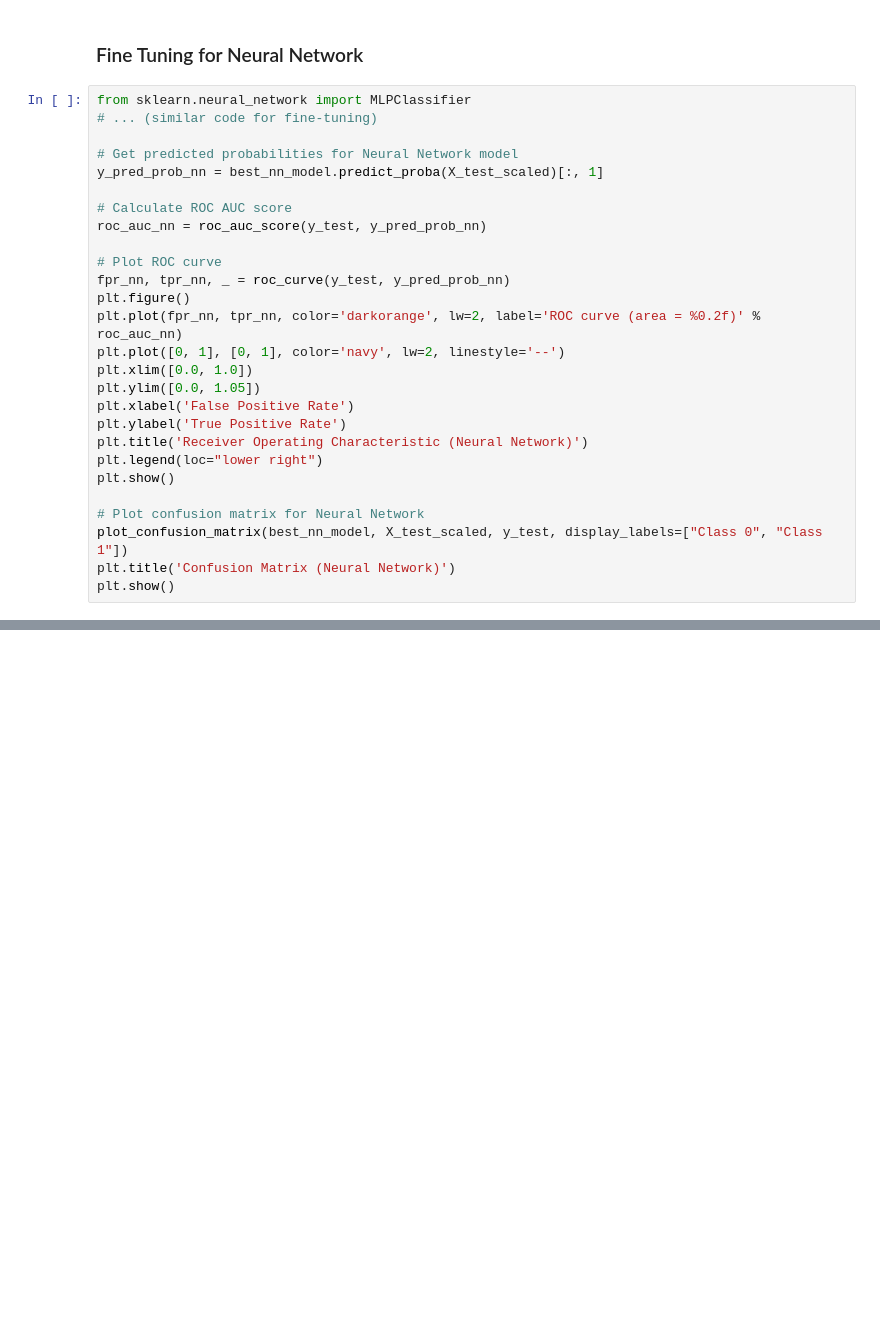
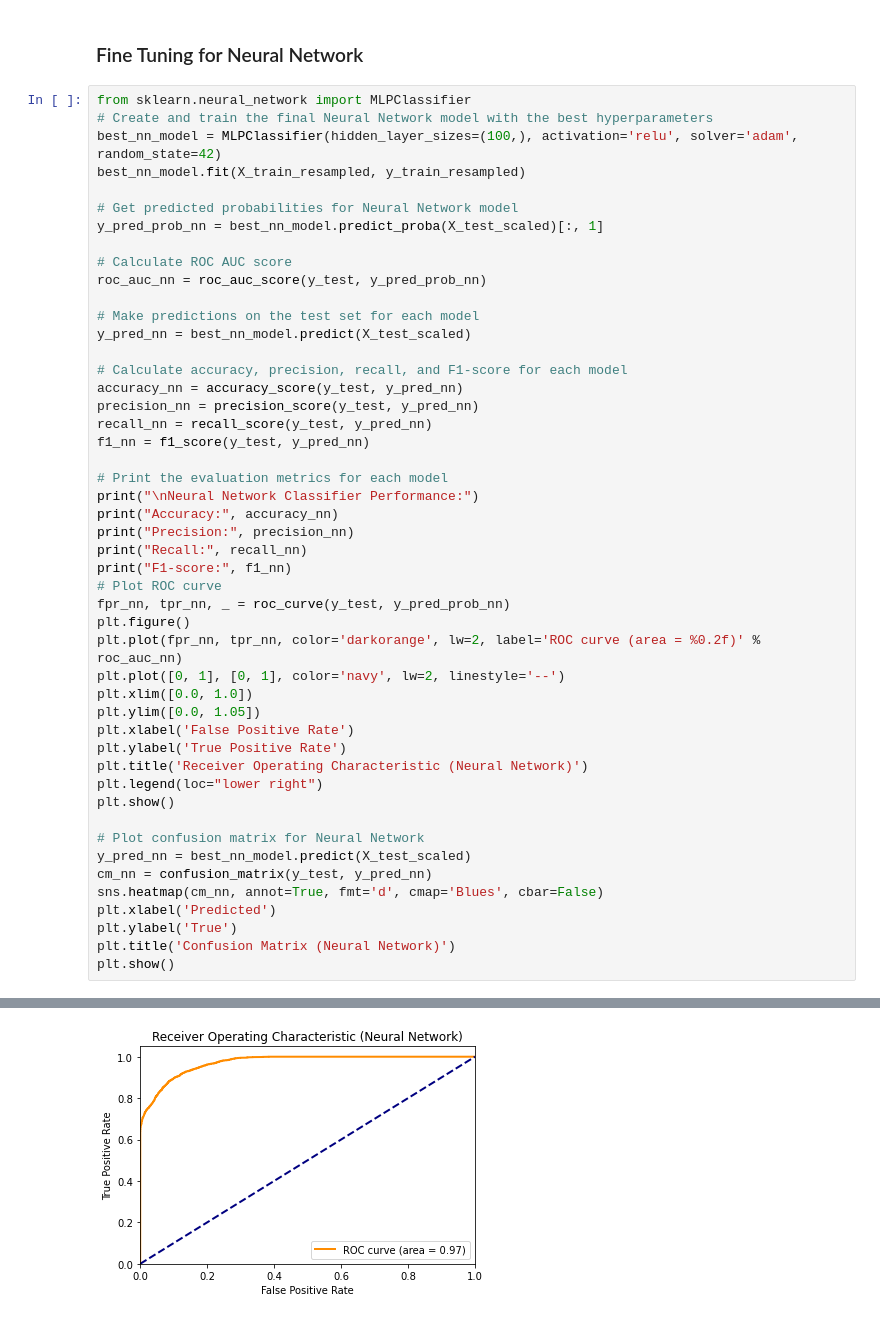
Before and after one commit to Edna722/Africantech-Hackathon, a Jupyter notebook: Diabetes Notebook 1.ipynb, the cells around one changed output, grey strips where cells are left out. Drawn from its saved outputs; the diff is of its cells as text; blank space fills up the shorter version.

```diff
--- a/Diabetes Notebook 1.ipynb
+++ b/Diabetes Notebook 1.ipynb
@@ -1095,7 +1094,9 @@ F1-score: 0.6346541302887845
 ### Fine Tuning for Neural Network
 # %%
 from sklearn.neural_network import MLPClassifier
-# ... (similar code for fine-tuning)
+# Create and train the final Neural Network model with the best hyperparameters
+best_nn_model = MLPClassifier(hidden_layer_sizes=(100,), activation='relu', solver='adam', random_state=42)
+best_nn_model.fit(X_train_resampled, y_train_resampled)
 
 # Get predicted probabilities for Neural Network model
 y_pred_prob_nn = best_nn_model.predict_proba(X_test_scaled)[:, 1]
@@ -1103,6 +1104,21 @@ y_pred_prob_nn = best_nn_model.predict_proba(X_test_scaled)[:, 1]
 # Calculate ROC AUC score
 roc_auc_nn = roc_auc_score(y_test, y_pred_prob_nn)
 
+# Make predictions on the test set for each model
+y_pred_nn = best_nn_model.predict(X_test_scaled)
+
+# Calculate accuracy, precision, recall, and F1-score for each model
+accuracy_nn = accuracy_score(y_test, y_pred_nn)
+precision_nn = precision_score(y_test, y_pred_nn)
+recall_nn = recall_score(y_test, y_pred_nn)
+f1_nn = f1_score(y_test, y_pred_nn)
+
+# Print the evaluation metrics for each model
+print("\nNeural Network Classifier Performance:")
+print("Accuracy:", accuracy_nn)
+print("Precision:", precision_nn)
+print("Recall:", recall_nn)
+print("F1-score:", f1_nn)
 # Plot ROC curve
 fpr_nn, tpr_nn, _ = roc_curve(y_test, y_pred_prob_nn)
 plt.figure()
@@ -1117,6 +1133,11 @@ plt.legend(loc="lower right")
 plt.show()
 
 # Plot confusion matrix for Neural Network
-plot_confusion_matrix(best_nn_model, X_test_scaled, y_test, display_labels=["Class 0", "Class 1"])
+y_pred_nn = best_nn_model.predict(X_test_scaled)
+cm_nn = confusion_matrix(y_test, y_pred_nn)
+sns.heatmap(cm_nn, annot=True, fmt='d', cmap='Blues', cbar=False)
+plt.xlabel('Predicted')
+plt.ylabel('True')
 plt.title('Confusion Matrix (Neural Network)')
 plt.show()
+# %% [output]
@@ -1122,0 +1149 @@ plt.show()
+[figure, added]
```
Also changed, not shown: parts of 16 cells of this notebook, 5 other files.
